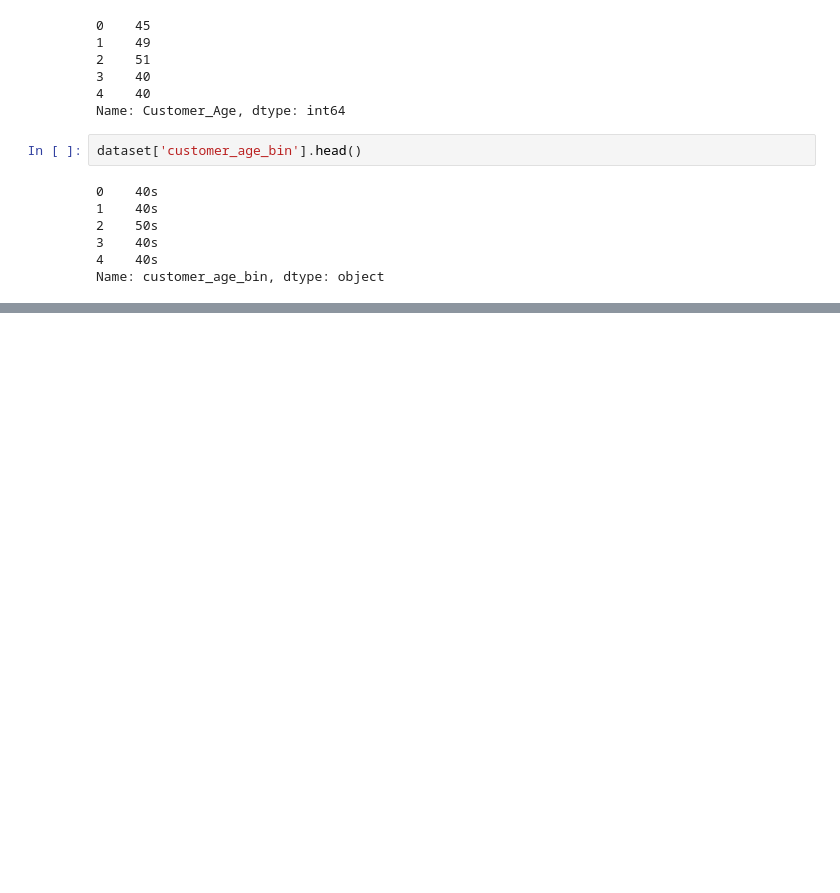
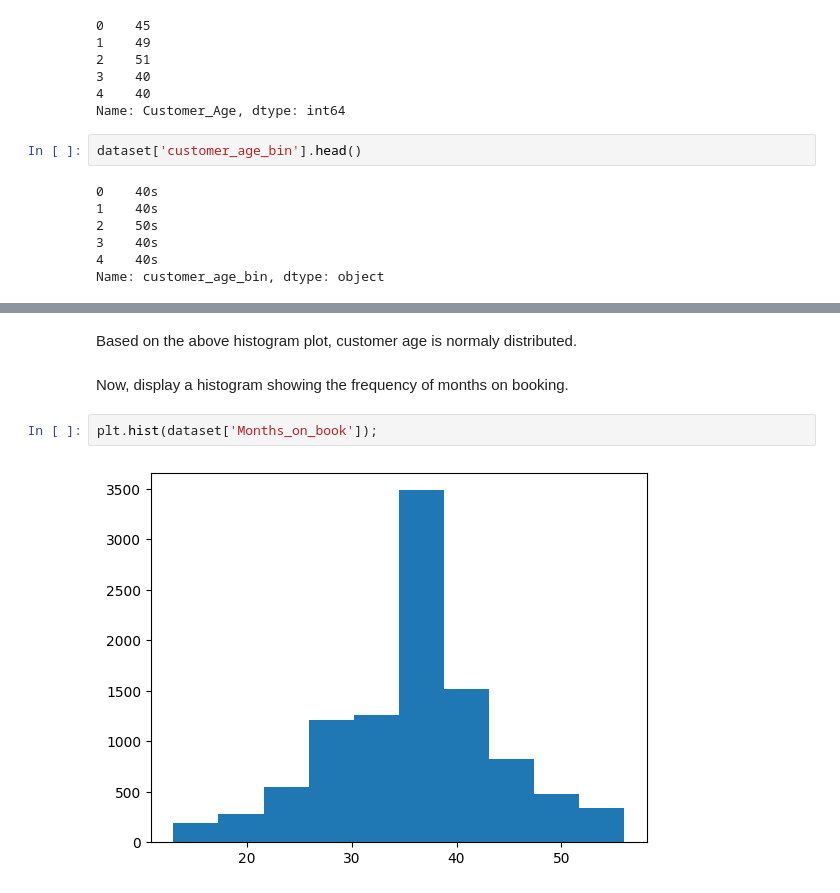
Before and after one commit to AlaaHmd/practical-python-for-data-professionals-4358485, a Jupyter notebook: data/Dirty Data.ipynb, the cells around one changed output, grey strips where cells are left out. Cells and saved outputs as stored; diff of their text form; blank space fills up the shorter version.

```diff
--- a/data/Dirty Data.ipynb
+++ b/data/Dirty Data.ipynb
@@ -323,0 +371,8 @@ Name: customer_age_bin, dtype: object
+# %% [markdown]
+Based on the above histogram plot, customer age is normaly distributed.
+# %% [markdown]
+Now, display a histogram showing the frequency of months on booking.
+# %%
+plt.hist(dataset['Months_on_book']);
+# %% [output]
+[figure, added]
```
Also changed, not shown: parts of 19 cells of this notebook.
